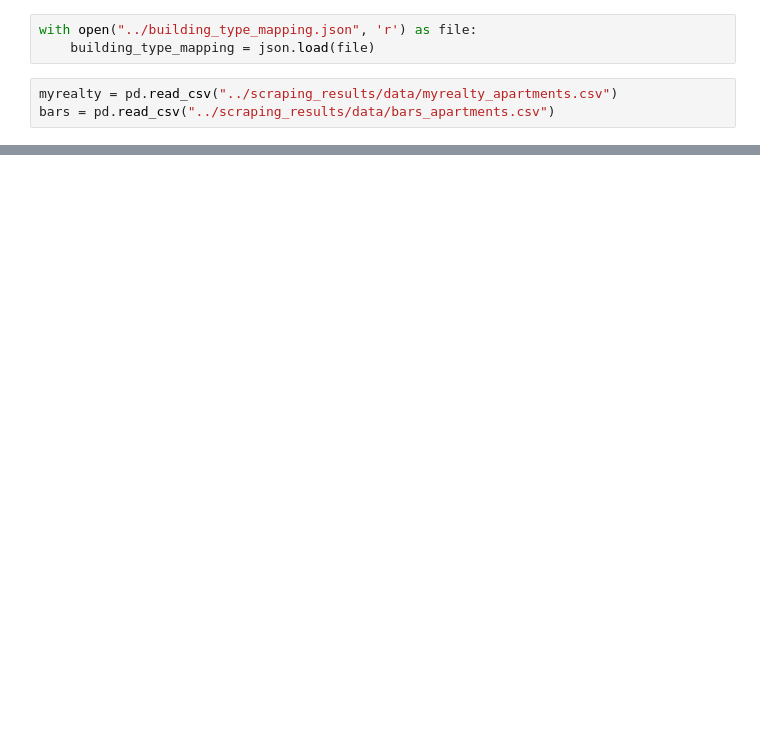
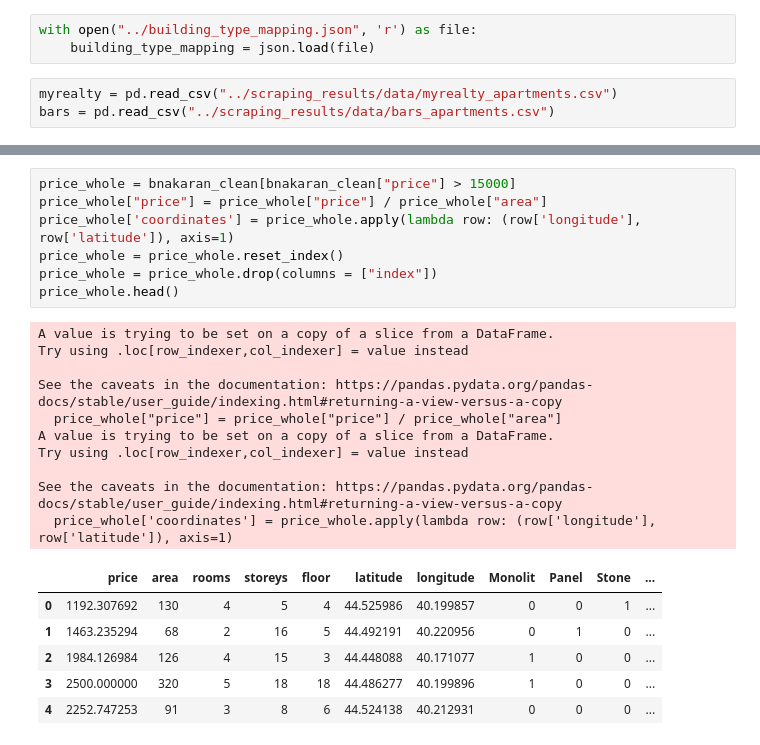
Before and after one commit to PetrosTepoyan/capstone, a Jupyter notebook: Data Preprocessing/Merging all datasets.ipynb, the cells around one changed output, grey strips where cells are left out. Saved outputs shown, nothing was run; the diff lists cells and outputs as text; blank space fills up the shorter version.

```diff
--- a/Data Preprocessing/Merging all datasets.ipynb
+++ b/Data Preprocessing/Merging all datasets.ipynb
@@ -21,0 +53,24 @@ bnakaran.head()
+# %%
+price_whole = bnakaran_clean[bnakaran_clean["price"] > 15000]
+price_whole["price"] = price_whole["price"] / price_whole["area"]
+price_whole['coordinates'] = price_whole.apply(lambda row: (row['longitude'], row['latitude']), axis=1)
+price_whole = price_whole.reset_index()
+price_whole = price_whole.drop(columns = ["index"])
+price_whole.head()
+# %% [output]
+A value is trying to be set on a copy of a slice from a DataFrame.
+Try using .loc[row_indexer,col_indexer] = value instead
+
+See the caveats in the documentation: https://pandas.pydata.org/pandas-docs/stable/user_guide/indexing.html#returning-a-view-versus-a-copy
+  price_whole["price"] = price_whole["price"] / price_whole["area"]
+A value is trying to be set on a copy of a slice from a DataFrame.
+Try using .loc[row_indexer,col_indexer] = value instead
+
+See the caveats in the documentation: https://pandas.pydata.org/pandas-docs/stable/user_guide/indexing.html#returning-a-view-versus-a-copy
+  price_whole['coordinates'] = price_whole.apply(lambda row: (row['longitude'], row['latitude']), axis=1)
+|  | price | area | rooms | storeys | floor | latitude | longitude | Monolit | Panel | Stone | ... |
+| 0 | 1192.307692 | 130 | 4 | 5 | 4 | 44.525986 | 40.199857 | 0 | 0 | 1 | ... |
+| 1 | 1463.235294 | 68 | 2 | 16 | 5 | 44.492191 | 40.220956 | 0 | 1 | 0 | ... |
+| 2 | 1984.126984 | 126 | 4 | 15 | 3 | 44.448088 | 40.171077 | 1 | 0 | 0 | ... |
+| 3 | 2500.000000 | 320 | 5 | 18 | 18 | 44.486277 | 40.199896 | 1 | 0 | 0 | ... |
+| 4 | 2252.747253 | 91 | 3 | 8 | 6 | 44.524138 | 40.212931 | 0 | 0 | 0 | ... |
```
Also changed, not shown: parts of 12 cells of this notebook, 1 other file.
